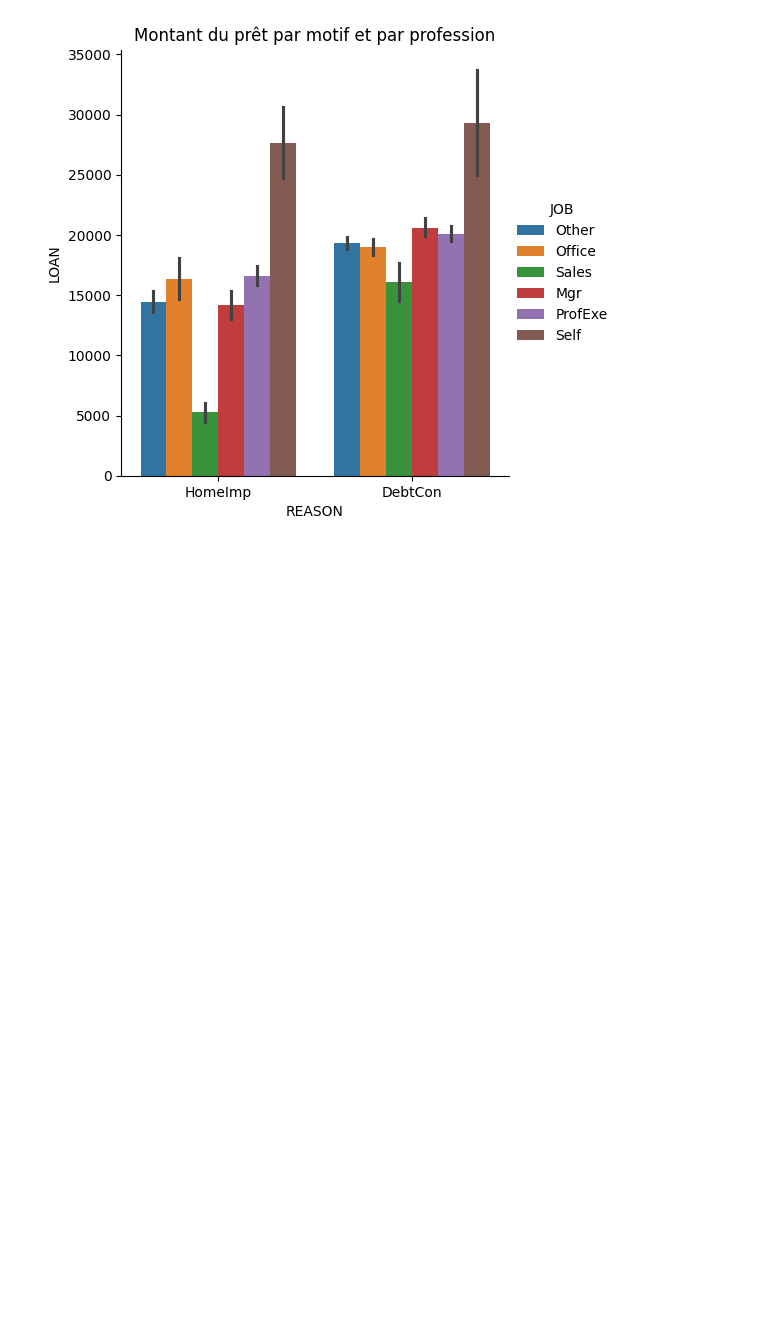
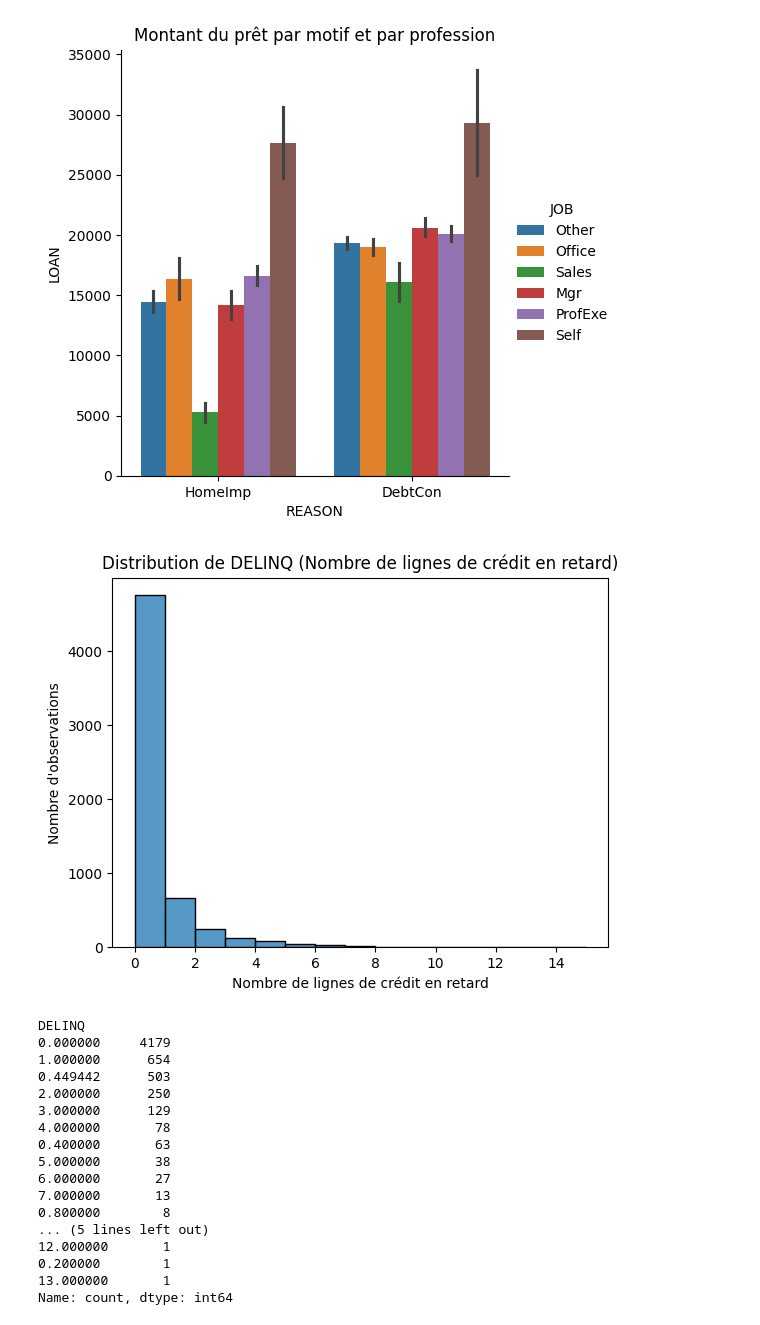
Before and after one commit to KADA-SEDODE/scoring_project, a Jupyter notebook: scoring_project.ipynb, the cells around one changed output. Saved outputs shown, nothing was run; the diff lists cells and outputs as text; code cells hidden in the pictures; blank space fills up the shorter version.

Commit message:
Marvin Ajout du notebook pour le projet de scoring

```diff
--- a/scoring_project.ipynb
+++ b/scoring_project.ipynb
@@ -293,3 +293,9 @@ ProfExe      871      405
 Sales         97       12
 Self          78      115
 Chi² : 123.50365285144892, p-value : 5.6802445615001605e-25
+# %%
+# Charger les données
+df = pd.read_csv(r"C:\Users\kadas\Desktop\Mes_cours\SCORING\hmeq.csv")
+
+# Afficher les premières lignes pour une vue d'ensemble
+df.head()
@@ -310,3 +323,35 @@ REASON
 DebtCon  593     647   1894      871     97    78
 HomeImp  174     301    773      405     12   115
 [figure]
+# %%
+import seaborn as sns
+import matplotlib.pyplot as plt
+
+# Afficher la distribution de DELINQ
+sns.histplot(df['DELINQ'], kde=False, bins=15)
+plt.title("Distribution de DELINQ (Nombre de lignes de crédit en retard)")
+plt.xlabel("Nombre de lignes de crédit en retard")
+plt.ylabel("Nombre d'observations")
+plt.show()
+
+# Voir les valeurs uniques et leur fréquence
+print(df['DELINQ'].value_counts())
+# %% [output]
+[figure, added]
+DELINQ
+0.000000     4179
+1.000000      654
+0.449442      503
+2.000000      250
+3.000000      129
+4.000000       78
+0.400000       63
+5.000000       38
+6.000000       27
+7.000000       13
+0.800000        8
+... (5 lines left out)
+12.000000       1
+0.200000        1
+13.000000       1
+Name: count, dtype: int64
```
Also changed, not shown: parts of 1 cell of this notebook.
